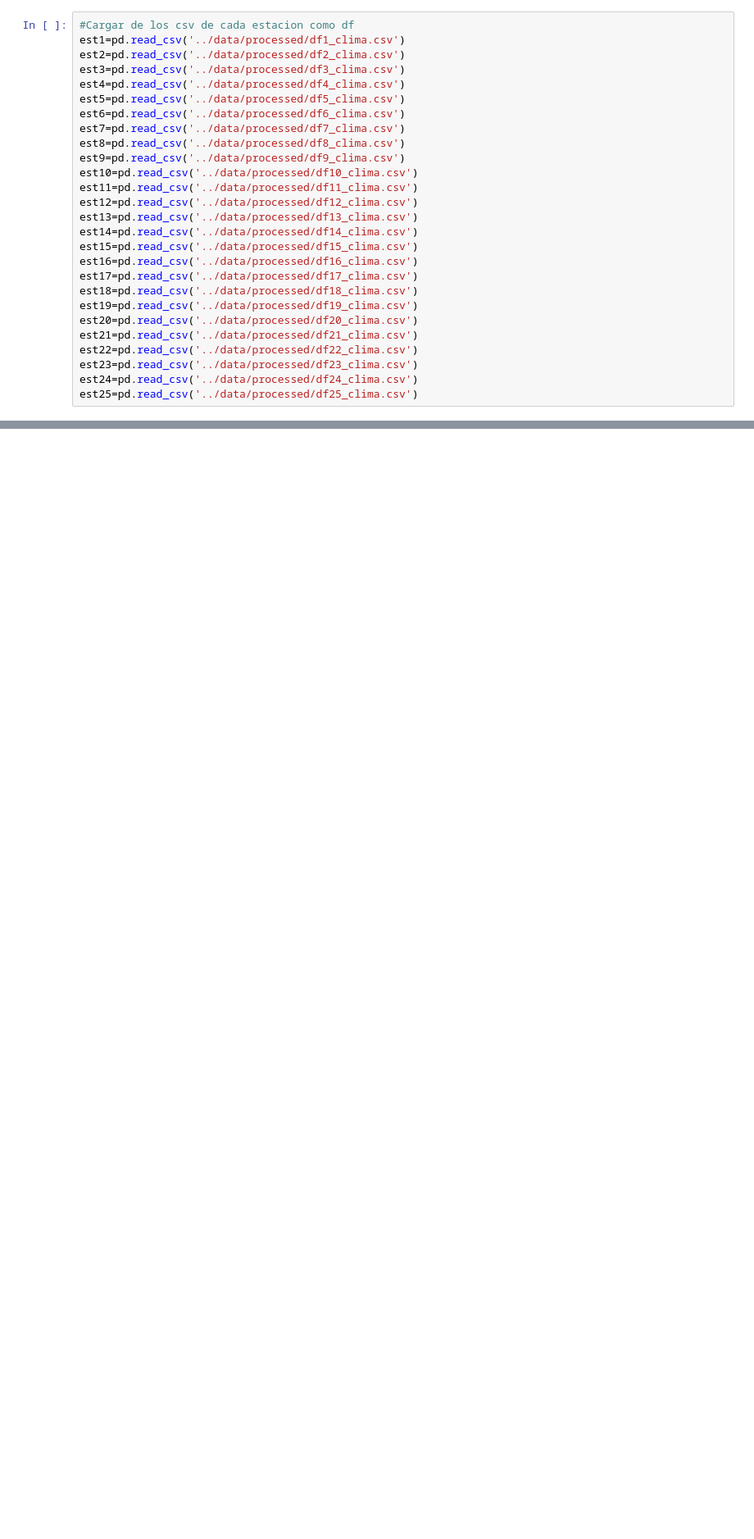
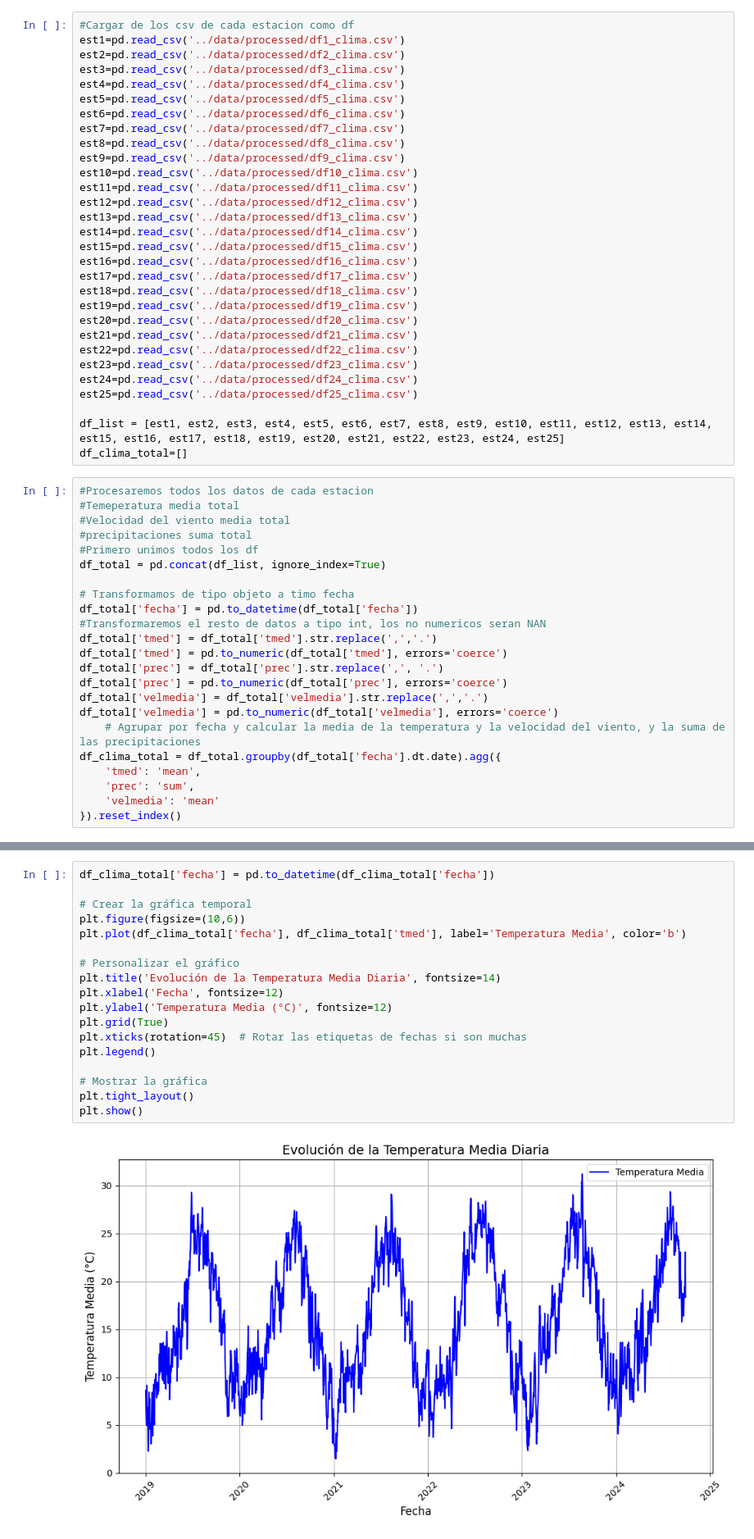
Before and after one commit to 4GeeksAcademy/AMH-proyecto-final, a Jupyter notebook: src/processDatosClima.ipynb, the cells around one changed output, grey strips where cells are left out. Shown at 82% size. Cells and saved outputs as stored; diff of their text form; blank space fills up the shorter version.

Commit message:
Commit src de procesamiento de clima y consumo 01-10-2024

```diff
--- a/src/processDatosClima.ipynb
+++ b/src/processDatosClima.ipynb
@@ -30,3 +31,29 @@ est22=pd.read_csv('../data/processed/df22_clima.csv')
 est23=pd.read_csv('../data/processed/df23_clima.csv')
 est24=pd.read_csv('../data/processed/df24_clima.csv')
 est25=pd.read_csv('../data/processed/df25_clima.csv')
+
+df_list = [est1, est2, est3, est4, est5, est6, est7, est8, est9, est10, est11, est12, est13, est14, est15, est16, est17, est18, est19, est20, est21, est22, est23, est24, est25]
+df_clima_total=[]
+# %%
+#Procesaremos todos los datos de cada estacion
+#Temeperatura media total
+#Velocidad del viento media total
+#precipitaciones suma total
+#Primero unimos todos los df
+df_total = pd.concat(df_list, ignore_index=True)
+
+# Transformamos de tipo objeto a timo fecha
+df_total['fecha'] = pd.to_datetime(df_total['fecha'])
+#Transformaremos el resto de datos a tipo int, los no numericos seran NAN
+df_total['tmed'] = df_total['tmed'].str.replace(',','.')
+df_total['tmed'] = pd.to_numeric(df_total['tmed'], errors='coerce')
+df_total['prec'] = df_total['prec'].str.replace(',', '.')
+df_total['prec'] = pd.to_numeric(df_total['prec'], errors='coerce')
+df_total['velmedia'] = df_total['velmedia'].str.replace(',','.')
+df_total['velmedia'] = pd.to_numeric(df_total['velmedia'], errors='coerce')
+    # Agrupar por fecha y calcular la media de la temperatura y la velocidad del viento, y la suma de las precipitaciones
+df_clima_total = df_total.groupby(df_total['fecha'].dt.date).agg({
+    'tmed': 'mean',
+    'prec': 'sum',
+    'velmedia': 'mean'
+}).reset_index()
@@ -32,0 +76,20 @@ est25=pd.read_csv('../data/processed/df25_clima.csv')
+# %%
+df_clima_total['fecha'] = pd.to_datetime(df_clima_total['fecha'])
+
+# Crear la gráfica temporal
+plt.figure(figsize=(10,6))
+plt.plot(df_clima_total['fecha'], df_clima_total['tmed'], label='Temperatura Media', color='b')
+
+# Personalizar el gráfico
+plt.title('Evolución de la Temperatura Media Diaria', fontsize=14)
+plt.xlabel('Fecha', fontsize=12)
+plt.ylabel('Temperatura Media (°C)', fontsize=12)
+plt.grid(True)
+plt.xticks(rotation=45)  # Rotar las etiquetas de fechas si son muchas
+plt.legend()
+
+# Mostrar la gráfica
+plt.tight_layout()
+plt.show()
+# %% [output]
+[figure, added]
```
Also changed, not shown: parts of 3 cells of this notebook.
